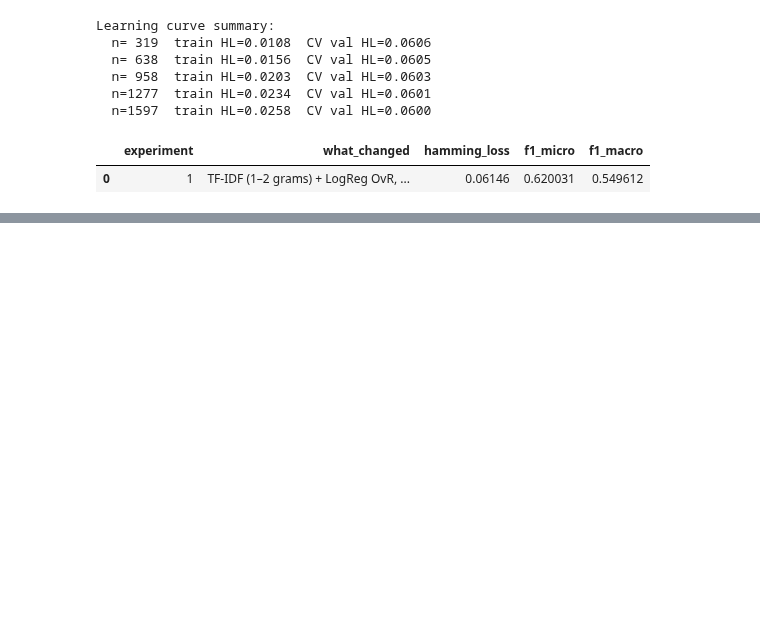
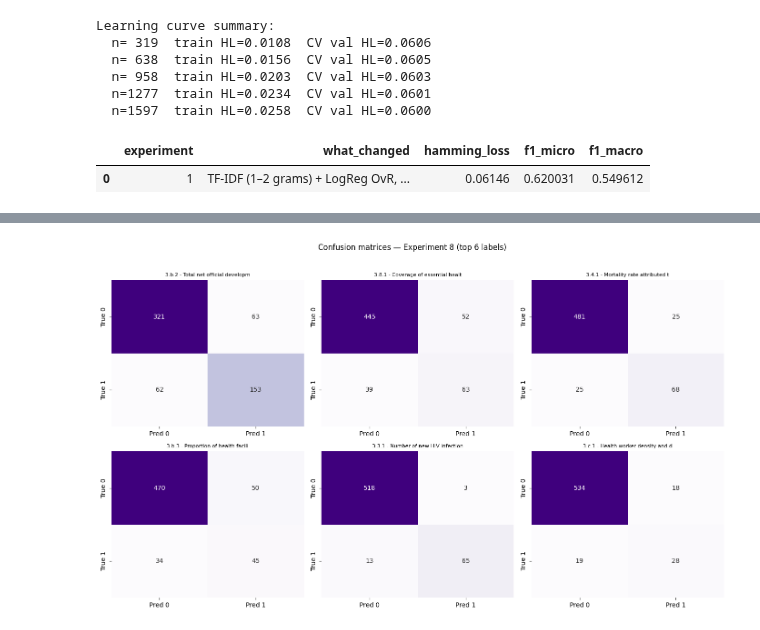
Before and after one commit to Bonaparte003/SDG-Indicator-Text-Classification-Formative2, a Jupyter notebook: SGD_indicator.ipynb, the cells around one changed output, grey strips where cells are left out. Drawn from its saved outputs; the diff is of its cells as text; code cells hidden in the pictures; blank space fills up the shorter version.

```diff
--- a/SGD_indicator.ipynb
+++ b/SGD_indicator.ipynb
@@ -678,0 +1226,96 @@ display(submission.head(3))
+# %%
+# Full multi-label classification report for best experiment
+best_id = int(experiments.sort_values("hamming_loss").iloc[0]["experiment"])
+best_cfg = next(c for c in experiment_configs if c["id"] == best_id)
+
+idx = np.arange(len(train_df))
+idx_train, idx_val = train_test_split(idx, test_size=TEST_SIZE, random_state=RANDOM_STATE)
+series = best_cfg["text"]
+
+vec = TfidfVectorizer(**best_cfg["vec"])
+X_tr = vec.fit_transform(series.iloc[idx_train])
+X_va = vec.transform(series.iloc[idx_val])
+y_tr, y_va = y[idx_train], y[idx_val]
+
+clf = OneVsRestClassifier(best_cfg["estimator"])
+clf.fit(X_tr, y_tr)
+
+threshold = best_cfg["threshold"]
+if threshold != 0.5 and hasattr(clf, "predict_proba"):
+    y_pred = (clf.predict_proba(X_va) >= threshold).astype(int)
+elif threshold != 0.5 and hasattr(clf, "decision_function"):
+    y_pred = (clf.decision_function(X_va) >= threshold).astype(int)
+else:
+    y_pred = clf.predict(X_va)
+
+label_metrics = multilabel_report(y_va, y_pred, label_names)
+print(f"Best experiment {best_id} — per-label metrics (validation):\n")
+display(label_metrics)
+
+print(classification_report(
+    y_va, y_pred,
+    target_names=[n[:40] for n in label_names],
+    zero_division=0,
+))
+
+# Confusion matrices for top 6 labels
+top6_idx = np.argsort(y_va.sum(axis=0))[::-1][:6]
+fig, axes = plt.subplots(2, 3, figsize=(14, 8))
+mcm = multilabel_confusion_matrix(y_va, y_pred)
+for ax, li in zip(axes.ravel(), top6_idx):
+    tn, fp, fn, tp = mcm[li].ravel()
+    sns.heatmap(
+        np.array([[tn, fp], [fn, tp]]),
+        annot=True, fmt="d", cmap="Purples", cbar=False, ax=ax,
+        xticklabels=["Pred 0", "Pred 1"], yticklabels=["True 0", "True 1"],
+    )
+    ax.set_title(label_names[li][:35], fontsize=8)
+fig.suptitle(f"Confusion matrices — Experiment {best_id} (top 6 labels)", y=1.02)
+plt.tight_layout()
+fig.savefig("results/best_model_confusion_matrices.png", dpi=150)
+plt.show()
+
+short = label_metrics["indicator"].str.replace(r"^(\d+\.\S+) - .*", r"\1", regex=True)
+fig, ax = plt.subplots(figsize=(10, 7))
+top = label_metrics.head(12).iloc[::-1]
+ax.barh(short.iloc[::-1][:12], top["f1"].values, color="#8e44ad", edgecolor="black")
+ax.set_xlim(0, 1)
+ax.set_xlabel("F1 score")
+ax.set_title(f"Top-12 label F1 — Experiment {best_id} (validation)")
+plt.tight_layout()
+fig.savefig("results/best_model_per_label_f1.png", dpi=150)
+plt.show()
+
+# Learning curve for best experiment (Hamming loss vs training size)
+train_sizes = np.linspace(0.2, 1.0, 5)
+
+def hamming_scorer(estimator, X, y_true):
+    return -hamming_loss(y_true, estimator.predict(X))
+
+best_estimator = best_cfg["estimator"]
+lc_clf = OneVsRestClassifier(best_estimator)
+train_sz, train_scores, val_scores = learning_curve(
+    lc_clf, X_tr, y_tr,
+    train_sizes=train_sizes, cv=3, scoring=hamming_scorer, n_jobs=-1,
+)
+train_hl = -train_scores.mean(axis=1)
+val_hl = -val_scores.mean(axis=1)
+
+fig, ax = plt.subplots(figsize=(8, 5))
+ax.plot(train_sz, train_hl, "o-", label="Train Hamming loss", color="steelblue")
+ax.plot(train_sz, val_hl, "o-", label="CV validation Hamming loss", color="coral")
+ax.set_xlabel("Training samples")
+ax.set_ylabel("Hamming loss (lower is better)")
+ax.set_title(f"Learning curve — Experiment {best_id} (best config)")
+ax.legend()
+ax.grid(alpha=0.3)
+plt.tight_layout()
+fig.savefig("results/best_model_learning_curve.png", dpi=150)
+plt.show()
+
+label_metrics.to_csv("results/best_model_per_label_metrics.csv", index=False)
+print(f"Best experiment: {best_id}")
+print(f"  Hamming loss: {experiments.sort_values('hamming_loss').iloc[0]['hamming_loss']:.4f}")
+print("Saved: results/best_model_per_label_metrics.csv, best_model_per_label_f1.png,")
+print("       best_model_confusion_matrices.png, best_model_learning_curve.png")
+# %% [output]
@@ -678,0 +1357 @@ display(submission.head(3))
+[figure, added]
```
Also changed, not shown: parts of 22 cells of this notebook.
